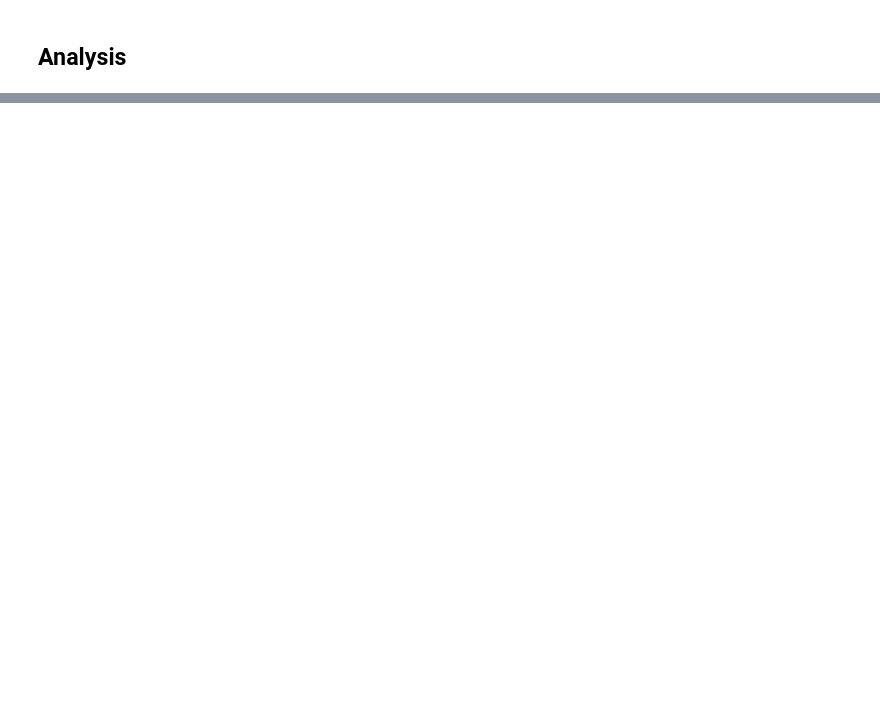
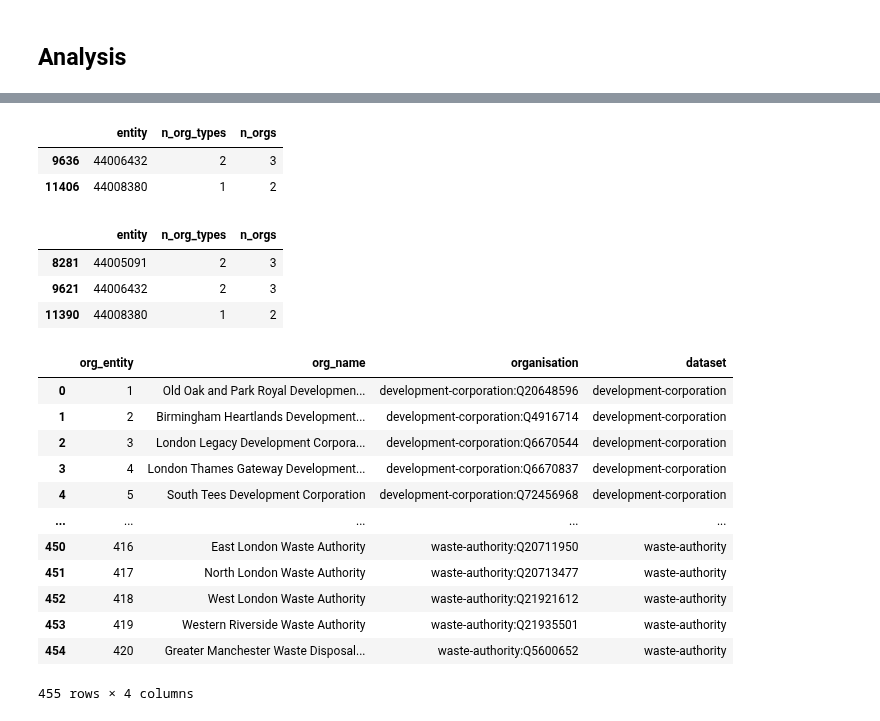
Before and after one commit to digital-land/jupyter-analysis, a Jupyter notebook: analysis/2024-08_incorrect_ca_merges/incorrect_ca_merges.ipynb, the cells around one changed output, grey strips where cells are left out. Drawn from its saved outputs; the diff is of its cells as text; code cells hidden in the pictures; blank space fills up the shorter version.

```diff
--- a/analysis/2024-08_incorrect_ca_merges/incorrect_ca_merges.ipynb
+++ b/analysis/2024-08_incorrect_ca_merges/incorrect_ca_merges.ipynb
@@ -175,0 +257,57 @@ bad_ents_gdf_flagged[["entity", "org_name", "non_intersecting", "geometry"]].to_
+# %%
+# count number of org_types and org per entity
+
+lookup_no_gla = lookup[lookup["organisation"] != "local-authority:GLA"]
+
+lookup_ent_count = lookup_no_gla.groupby(
+        ["entity"], as_index=False
+    ).agg(
+        n_org_types = ("dataset", "nunique"),
+        n_orgs = ("organisation", "nunique")
+    )
+
+# issues are when we have a higher number of organisations than org types (e.g. two different LPA resources for just one entity)
+bad_lookup_ents = lookup_ent_count[lookup_ent_count["n_orgs"] > lookup_ent_count["n_org_types"]]
+
+bad_lookup_ents
+# %% [output]
+|  | entity | n_org_types | n_orgs |
+| 9636 | 44006432 | 2 | 3 |
+| 11406 | 44008380 | 1 | 2 |
+# %%
+# count number of org_types and org per entity
+
+lookup_no_gla = lookup[lookup["organisation"] != "local-authority:GLA"]
+
+lookup_ent_count = lookup_no_gla.groupby(
+        ["entity"], as_index=False
+    ).agg(
+        n_org_types = ("dataset", "nunique"),
+        n_orgs = ("organisation", "nunique")
+    )
+
+# issues are when we have a higher number of organisations than org types (e.g. two different LPA resources for just one entity)
+bad_lookup_ents = lookup_ent_count[lookup_ent_count["n_orgs"] > lookup_ent_count["n_org_types"]]
+
+bad_lookup_ents
+# %% [output]
+|  | entity | n_org_types | n_orgs |
+| 8281 | 44005091 | 2 | 3 |
+| 9621 | 44006432 | 2 | 3 |
+| 11390 | 44008380 | 1 | 2 |
+# %%
+org_df
+# %% [output]
+|  | org_entity | org_name | organisation | dataset |
+| 0 | 1 | Old Oak and Park Royal Developmen... | development-corporation:Q20648596 | development-corporation |
+| 1 | 2 | Birmingham Heartlands Development... | development-corporation:Q4916714 | development-corporation |
+| 2 | 3 | London Legacy Development Corpora... | development-corporation:Q6670544 | development-corporation |
+| 3 | 4 | London Thames Gateway Development... | development-corporation:Q6670837 | development-corporation |
+| 4 | 5 | South Tees Development Corporation | development-corporation:Q72456968 | development-corporation |
+| ... | ... | ... | ... | ... |
+| 450 | 416 | East London Waste Authority | waste-authority:Q20711950 | waste-authority |
+| 451 | 417 | North London Waste Authority | waste-authority:Q20713477 | waste-authority |
+| 452 | 418 | West London Waste Authority | waste-authority:Q21921612 | waste-authority |
+| 453 | 419 | Western Riverside Waste Authority | waste-authority:Q21935501 | waste-authority |
+| 454 | 420 | Greater Manchester Waste Disposal... | waste-authority:Q5600652 | waste-authority |
+455 rows × 4 columns
```
Also changed, not shown: parts of 10 cells of this notebook.
